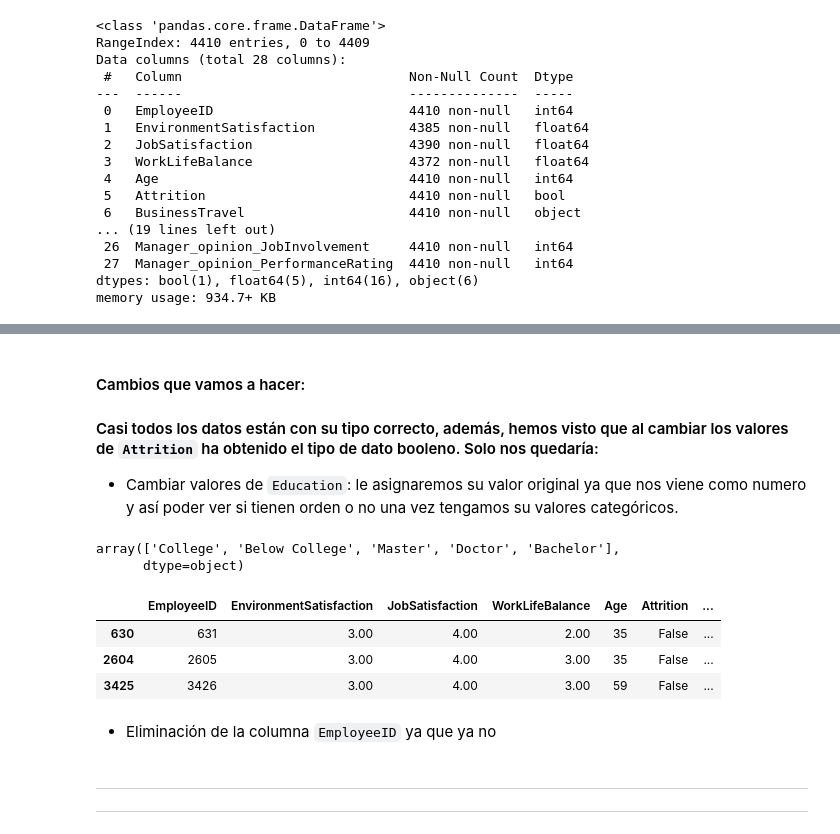
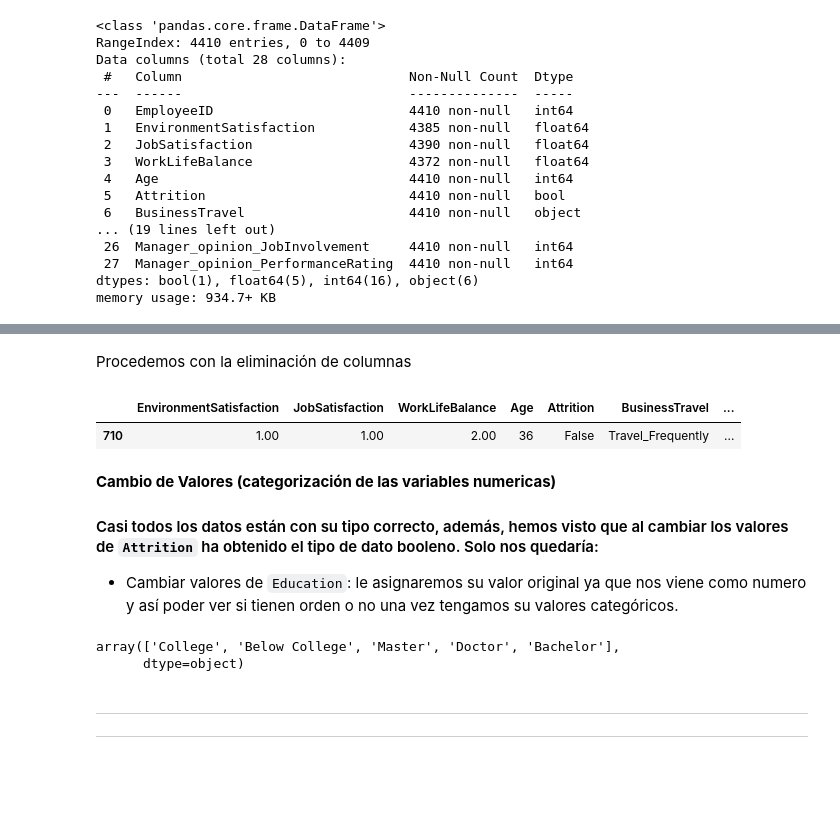
Before and after one commit to joseluisalmendral/Proyecto8_Clasificacion, a Jupyter notebook: notebooks/iteracion1/1_exploracion_inicial.ipynb, the cells around one changed output, grey strips where cells are left out. Drawn from its saved outputs; the diff is of its cells as text; code cells hidden in the pictures; blank space fills up the shorter version.

````diff
--- a/notebooks/iteracion1/1_exploracion_inicial.ipynb
+++ b/notebooks/iteracion1/1_exploracion_inicial.ipynb
@@ -150,5 +194,13 @@ memory usage: 934.7+ KB
+# %% [markdown]
+Procedemos con la eliminación de columnas
+# %%
+df.drop(columns=['EmployeeID', 'EmployeeCount', 'StandardHours'], inplace=True)
+df.sample()
+# %% [output]
+|  | EnvironmentSatisfaction | JobSatisfaction | WorkLifeBalance | Age | Attrition | BusinessTravel | ... |
+| 710 | 1.00 | 1.00 | 2.00 | 36 | False | Travel_Frequently | ... |
 # %% [markdown]
-#### Cambios que vamos a hacer:
+**Cambio de Valores (categorización de las variables numericas)**
 
 #### Casi todos los datos están con su tipo correcto, además, hemos visto que al cambiar los valores de ```Attrition``` ha obtenido el tipo de dato booleno. Solo nos quedaría:
 
@@ -166,15 +218,6 @@ df['Education'].unique()
 # %% [output]
 array(['College', 'Below College', 'Master', 'Doctor', 'Bachelor'],
       dtype=object)
-# %%
-df.sample(3)
-# %% [output]
-|  | EmployeeID | EnvironmentSatisfaction | JobSatisfaction | WorkLifeBalance | Age | Attrition | ... |
-| 630 | 631 | 3.00 | 4.00 | 2.00 | 35 | False | ... |
-| 2604 | 2605 | 3.00 | 4.00 | 3.00 | 35 | False | ... |
-| 3425 | 3426 | 3.00 | 4.00 | 3.00 | 59 | False | ... |
-# %% [markdown]
-- Eliminación de la columna ```EmployeeID``` ya que ya no
 # %% [markdown]
 ---
 ---
````
Also changed, not shown: parts of 11 cells of this notebook, 1 other file.
